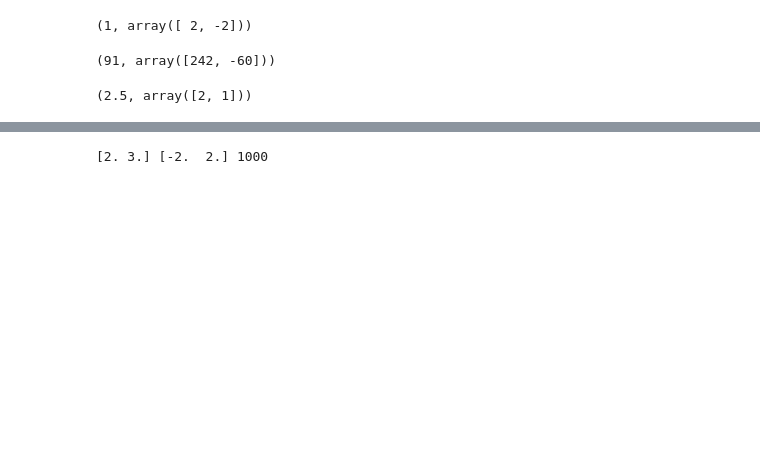
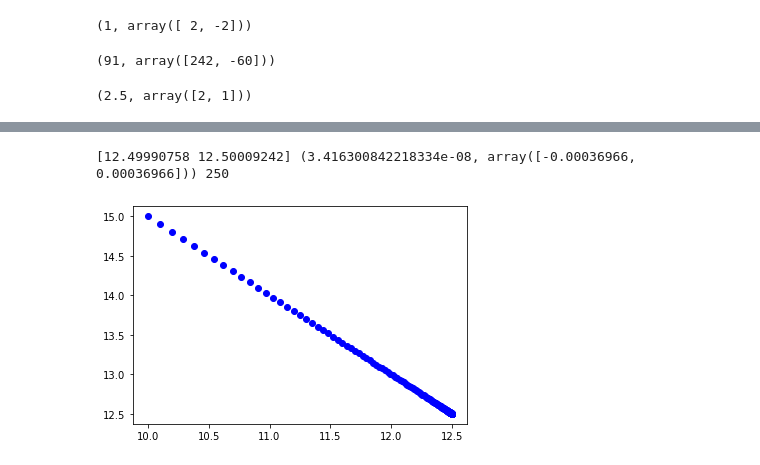
Before and after one commit to ValentinLassaigne/NLP, a Jupyter notebook: TP_Optim_NLP1.ipynb, the cells around one changed output, grey strips where cells are left out. Saved outputs shown, nothing was run; the diff lists cells and outputs as text; code cells hidden in the pictures; blank space fills up the shorter version.

```diff
--- a/TP_Optim_NLP1.ipynb
+++ b/TP_Optim_NLP1.ipynb
@@ -82,7 +82,8 @@ methode_gradient(oracle, x0, MaxIt=25, t=0.4)
 # %%
-x0=[2,3]
+x0=np.array([10,15])
 oracle = oracle1
-methode_gradient(oracle, x0)
+methode_gradient(oracle, x0, MaxIt=250, t=0.01)
 # %% [output]
-[2. 3.] [-2.  2.] 1000
+[12.49990758 12.50009242] (3.416300842218334e-08, array([-0.00036966,  0.00036966])) 250
+[figure, added]
 # %%
```
Also changed, not shown: parts of 29 cells of this notebook.
